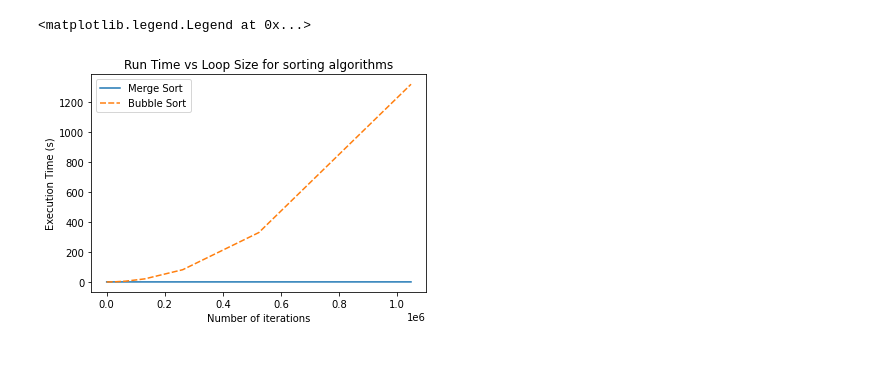
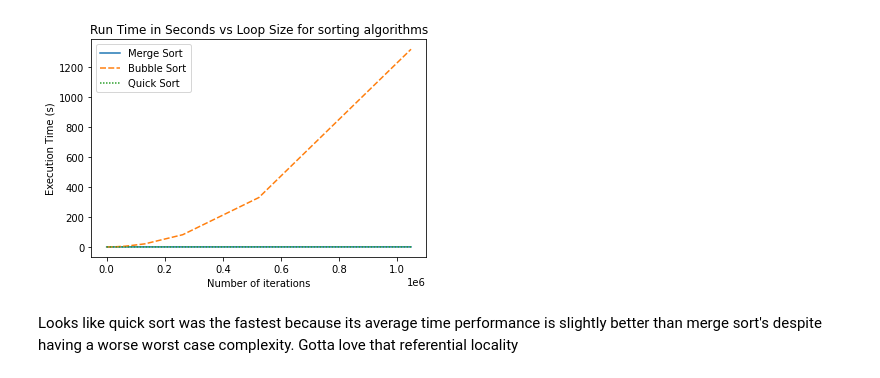
Before and after one commit to eddie-atkinson/cits5507, a Jupyter notebook: lab1/notebook.ipynb, the cells around one changed output. Saved outputs shown, nothing was run; the diff lists cells and outputs as text; code cells hidden in the pictures.

```diff
--- a/lab1/notebook.ipynb
+++ b/lab1/notebook.ipynb
@@ -9,6 +9,7 @@ trivial_loop_df = pd.read_csv(base_path / "trivial_loop.csv")
 non_trivial_loop_df = pd.read_csv(base_path / "non_trivial_loop.csv")
 merge_sort_df = pd.read_csv(base_path / "merge_sort.csv")
 bubble_sort_df = pd.read_csv(base_path / "bubble_sort.csv")
+quick_sort_df = pd.read_csv(base_path / "quick_sort.csv")
 # %%
 sns.regplot(data=trivial_loop_df, x="iteration", y="execution_time_s")
 plt.xlabel("Number of iterations")
@@ -28,12 +29,14 @@ Text(0.5, 1.0, 'Run Time vs Loop Size for Non-Trivial Loop')
 # %%
 combined_df = merge_sort_df.rename(mapper={"execution_time_s": "merge_sort_s"}, axis=1)
 combined_df["bubble_sort_s"] = bubble_sort_df["execution_time_s"]
+combined_df["quick_sort_s"] = quick_sort_df["execution_time_s"]
 combined_df = combined_df.set_index("iteration")
 sns.lineplot(data=combined_df)
 plt.xlabel("Number of iterations")
 plt.ylabel("Execution Time (s)")
-plt.title("Run Time vs Loop Size for sorting algorithms")
-_ = plt.legend(labels=["Merge Sort","Bubble Sort"])
+plt.title("Run Time in Seconds vs Loop Size for sorting algorithms")
+_ = plt.legend(labels=["Merge Sort","Bubble Sort", "Quick Sort"])
 # %% [output]
-<matplotlib.legend.Legend at 0x...>
-[figure, old version]
+[figure, new version]
+# %% [markdown]
+Looks like quick sort was the fastest because its average time performance is slightly better than merge sort's despite having a worse worst case complexity. Gotta love that referential locality
```
Also changed, not shown: parts of 2 cells of this notebook, 8 other files.
